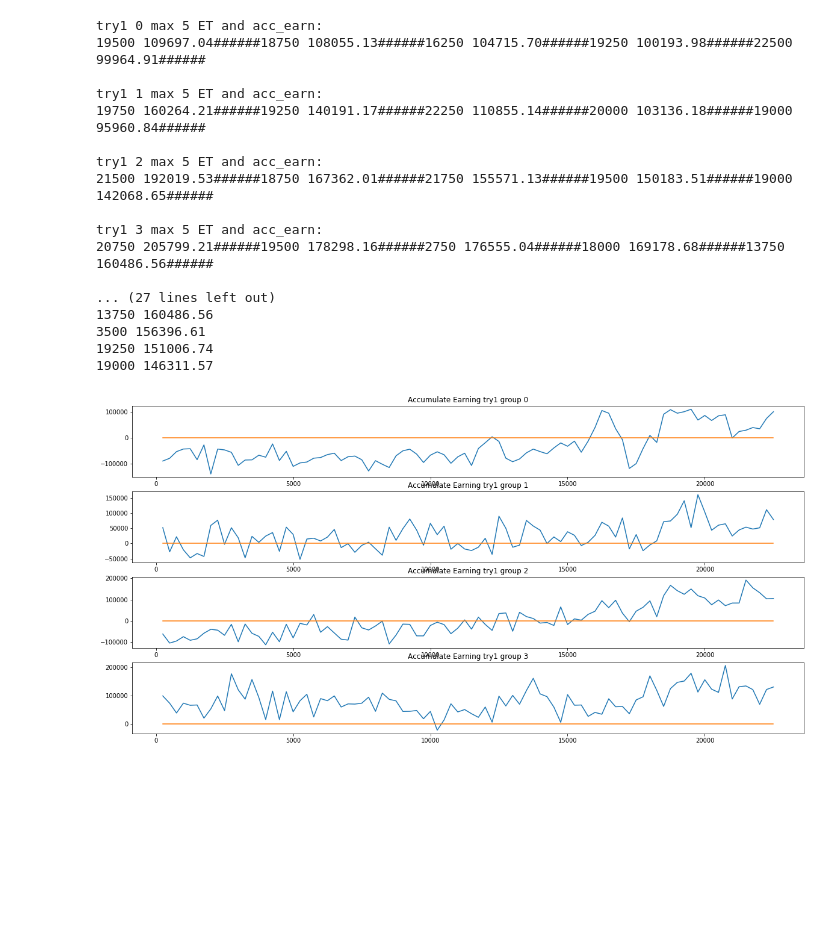
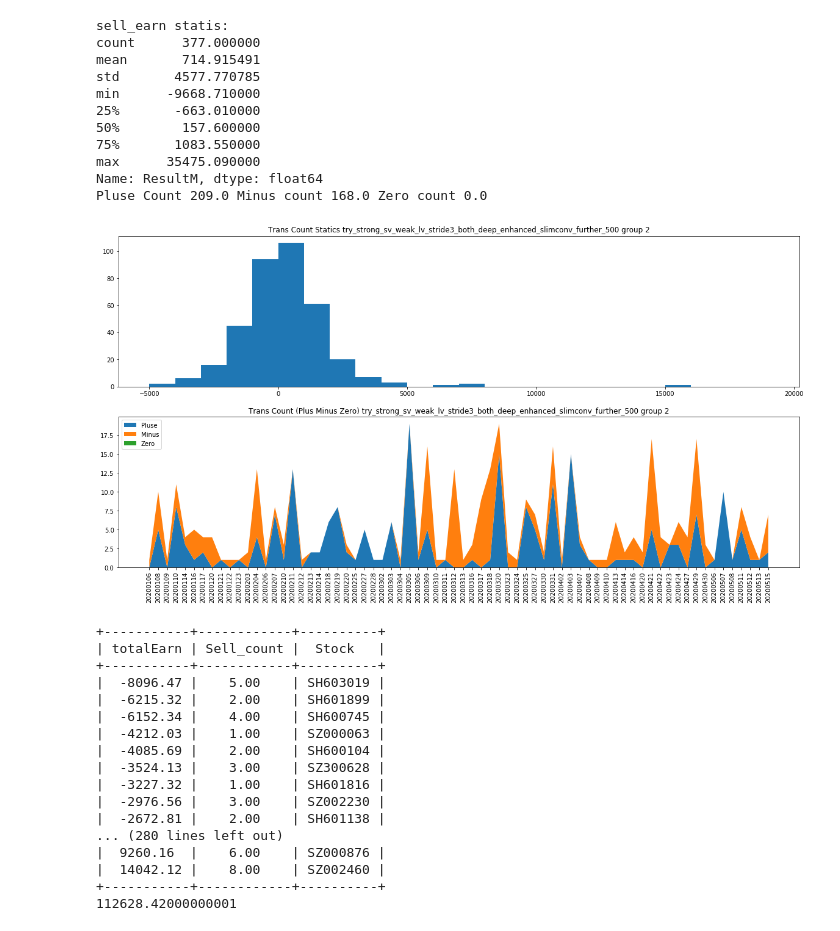
Before and after one commit to 1323767083/2020P3, a Jupyter notebook: Z_CC.ipynb, the cells around one changed output. Drawn from its saved outputs; the diff is of its cells as text; code cells hidden in the pictures; blank space fills up the shorter version.

Commit message:
Implement wrong right eval method update jupyter notebook from server

```diff
--- a/Z_CC.ipynb
+++ b/Z_CC.ipynb
@@ -9,32 +226,46 @@ ana.plot_1_experiment(system_name="try1", Eval_Group_idx=0)
 # %%
 import importlib
 import Eval_CC_ana as ana
 importlib.reload(ana)
 
-system_names__group_idxs= [["try1",0],
-                          ["try1",1],
-                          ["try1",2],
-                          ["try1",3]]
-ana.plot_multi_experiments(system_names__group_idxs,ET_tb_entropy_threadhold=20000)
+ana.ana_transaction_1ET_on_count(system_name="try_strong_sv_weak_lv_stride3_both_deep_enhanced_slimconv_further_500",Eval_Group_idx=2,ET=61500,flag_old=False)
 # %% [output]
-try1 0 max 5 ET and acc_earn:
-19500 109697.04######18750 108055.13######16250 104715.70######19250 100193.98######22500 99964.91######
-
-try1 1 max 5 ET and acc_earn:
-19750 160264.21######19250 140191.17######22250 110855.14######20000 103136.18######19000 95960.84######
-
-try1 2 max 5 ET and acc_earn:
-21500 192019.53######18750 167362.01######21750 155571.13######19500 150183.51######19000 142068.65######
-
-try1 3 max 5 ET and acc_earn:
-20750 205799.21######19500 178298.16######2750 176555.04######18000 169178.68######13750 160486.56######
-
-... (27 lines left out)
-13750 160486.56
-3500 156396.61
-19250 151006.74
-19000 146311.57
+sell_earn statis:
+count      377.000000
+mean       714.915491
+std       4577.770785
+min      -9668.710000
+25%       -663.010000
+50%        157.600000
+75%       1083.550000
+max      35475.090000
+Name: ResultM, dtype: float64
+Pluse Count 209.0 Minus count 168.0 Zero count 0.0
-[figure, old version]
+[figure, new version]
+# %%
+import importlib
+import Eval_CC_ana as ana
+importlib.reload(ana)
+
+ana.ana_transaction_1ET_on_stock(system_name="stride3_try_deep",Eval_Group_idx=2,ET=33750,flag_old=False)
+# %% [output]
++-----------+------------+----------+
+| totalEarn | Sell_count |  Stock   |
++-----------+------------+----------+
+|  -8096.47 |    5.00    | SH603019 |
+|  -6215.32 |    2.00    | SH601899 |
+|  -6152.34 |    4.00    | SH600745 |
+|  -4212.03 |    1.00    | SZ000063 |
+|  -4085.69 |    2.00    | SH600104 |
+|  -3524.13 |    3.00    | SZ300628 |
+|  -3227.32 |    1.00    | SH601816 |
+|  -2976.56 |    3.00    | SZ002230 |
+|  -2672.81 |    2.00    | SH601138 |
+... (280 lines left out)
+|  9260.16  |    6.00    | SZ000876 |
+|  14042.12 |    8.00    | SZ002460 |
++-----------+------------+----------+
+112628.42000000001
 # %%
 import importlib
 import Eval_CC_ana as ana
```
Also changed, not shown: parts of 8 cells of this notebook, 9 other files.
